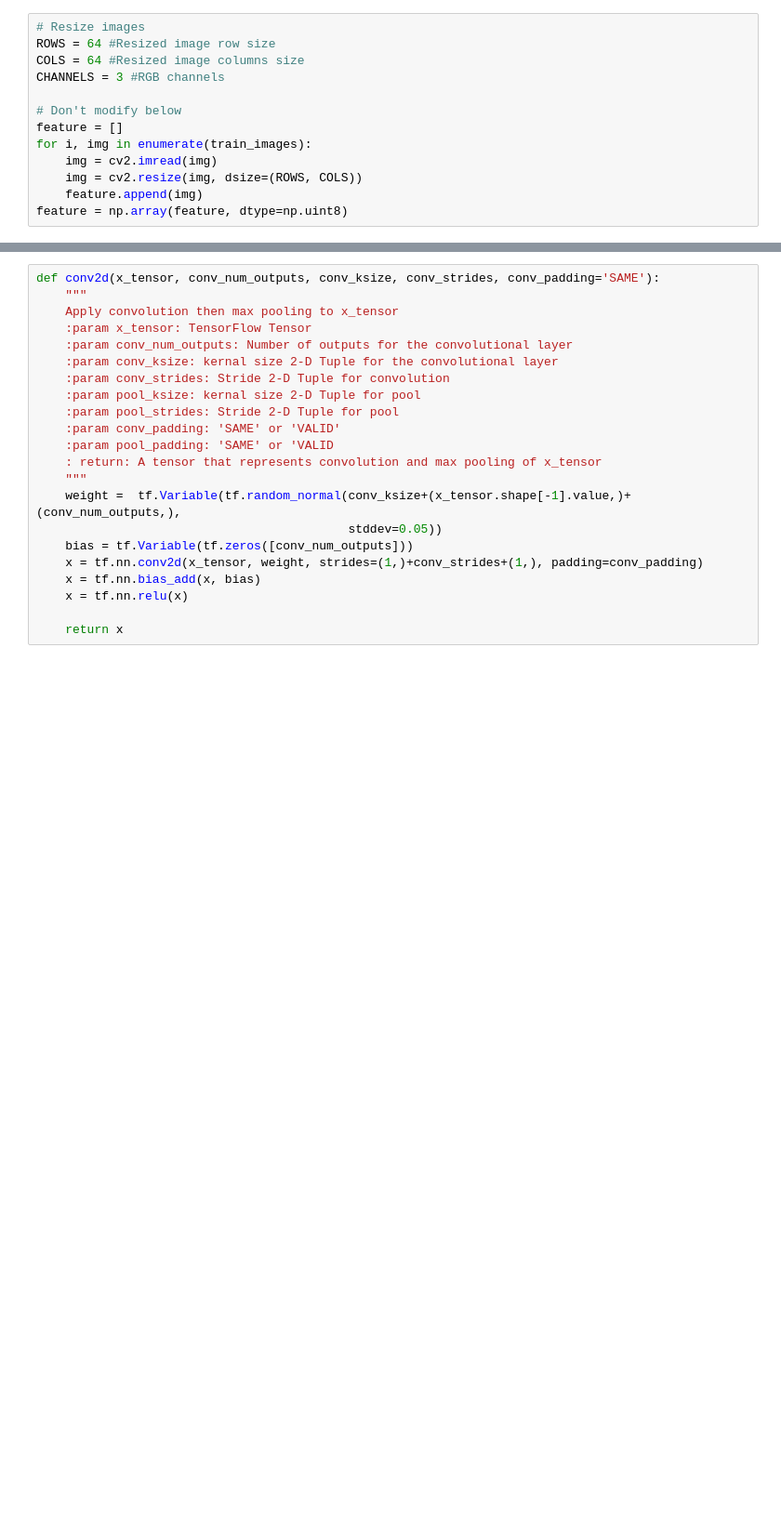
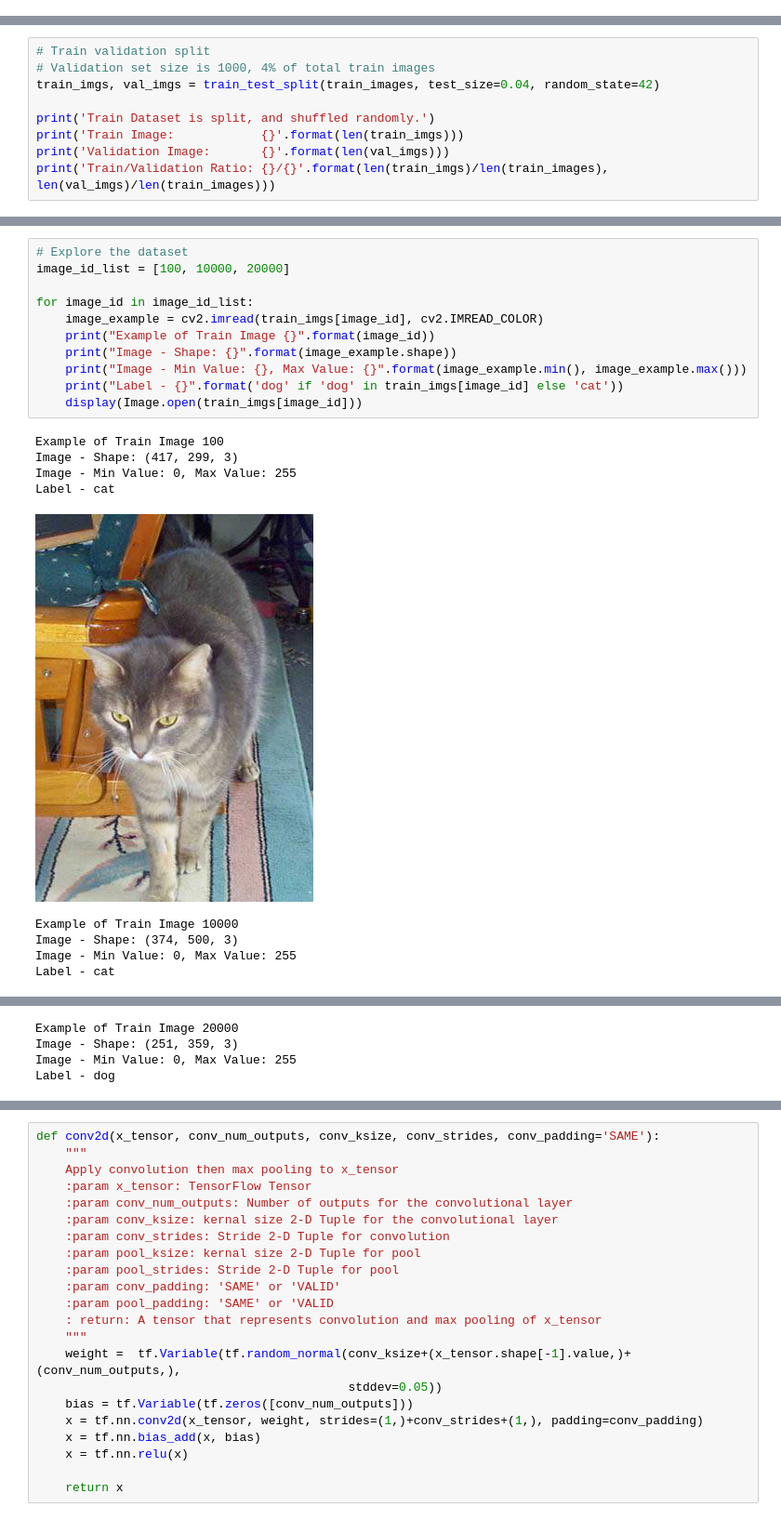
Before and after one commit to xzl524/dog_vs_cat, a Jupyter notebook: dog_vs_cat.ipynb, the cells around one changed output, grey strips where cells are left out. Shown at 93% size. Cells and saved outputs as stored; diff of their text form; blank space fills up the shorter version.

```diff
--- a/dog_vs_cat.ipynb
+++ b/dog_vs_cat.ipynb
@@ -38,13 +0,0 @@ random.shuffle(train_images)
-# %%
-# Resize images
-ROWS = 64 #Resized image row size
-COLS = 64 #Resized image columns size
-CHANNELS = 3 #RGB channels
-
-# Don't modify below
-feature = []
-for i, img in enumerate(train_images):
-    img = cv2.imread(img)
-    img = cv2.resize(img, dsize=(ROWS, COLS))
-    feature.append(img)
-feature = np.array(feature, dtype=np.uint8)
@@ -92,0 +52,9 @@ train_feature, val_feature, train_label, val_label=train_test_split(feature, lab
+# %%
+# Train validation split
+# Validation set size is 1000, 4% of total train images
+train_imgs, val_imgs = train_test_split(train_images, test_size=0.04, random_state=42)
+
+print('Train Dataset is split, and shuffled randomly.')
+print('Train Image:            {}'.format(len(train_imgs)))
+print('Validation Image:       {}'.format(len(val_imgs)))
+print('Train/Validation Ratio: {}/{}'.format(len(train_imgs)/len(train_images), len(val_imgs)/len(train_images)))
@@ -92,0 +68,21 @@ train_feature, val_feature, train_label, val_label=train_test_split(feature, lab
+# %%
+# Explore the dataset
+image_id_list = [100, 10000, 20000]
+
+for image_id in image_id_list:
+    image_example = cv2.imread(train_imgs[image_id], cv2.IMREAD_COLOR)
+    print("Example of Train Image {}".format(image_id))
+    print("Image - Shape: {}".format(image_example.shape))
+    print("Image - Min Value: {}, Max Value: {}".format(image_example.min(), image_example.max()))
+    print("Label - {}".format('dog' if 'dog' in train_imgs[image_id] else 'cat'))
+    display(Image.open(train_imgs[image_id]))
+# %% [output]
+Example of Train Image 100
+Image - Shape: (417, 299, 3)
+Image - Min Value: 0, Max Value: 255
+Label - cat
+[figure, added]
+Example of Train Image 10000
+Image - Shape: (374, 500, 3)
+Image - Min Value: 0, Max Value: 255
+Label - cat
@@ -92,0 +90,4 @@ train_feature, val_feature, train_label, val_label=train_test_split(feature, lab
+Example of Train Image 20000
+Image - Shape: (251, 359, 3)
+Image - Min Value: 0, Max Value: 255
+Label - dog
```
Also changed, not shown: parts of 70 cells of this notebook, 1 other file.
